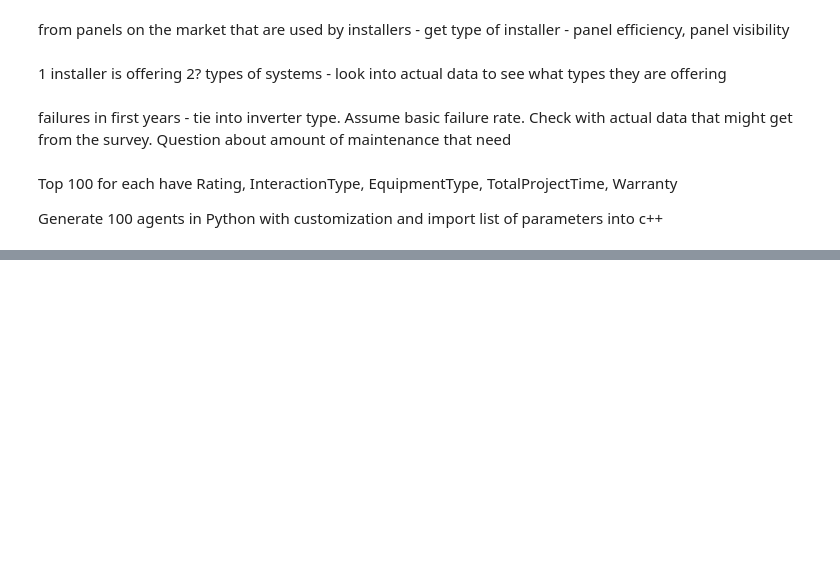
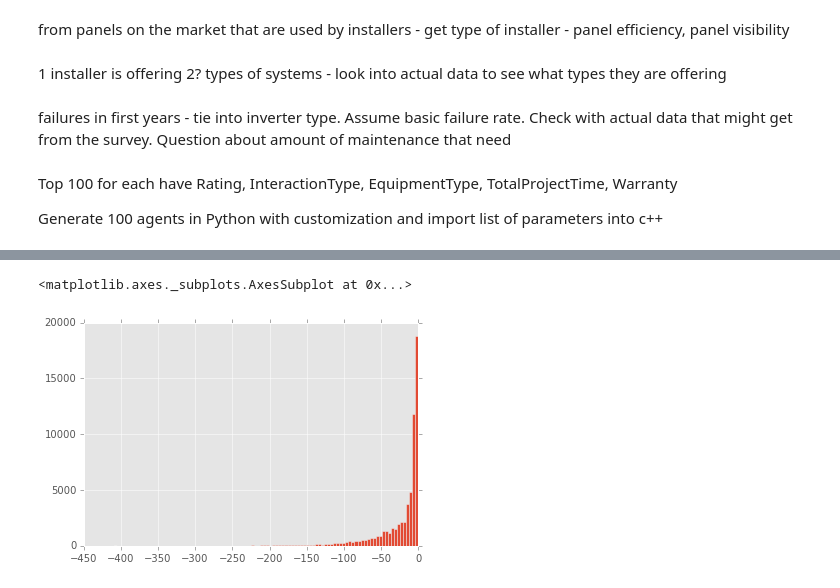
Before and after one commit to wilfeli/solar-model, a Jupyter notebook: Model/ABM-base-model-sei-distribution.ipynb, the cells around one changed output, grey strips where cells are left out. Drawn from its saved outputs; the diff is of its cells as text; code cells hidden in the pictures; blank space fills up the shorter version.

```diff
--- a/Model/ABM-base-model-sei-distribution.ipynb
+++ b/Model/ABM-base-model-sei-distribution.ipynb
@@ -76,0 +242,5 @@ with open('sei-params.json', 'w') as outfile:
+# %%
+df['Permit_Length'].astype('timedelta64[D]').astype(int).hist(bins = 100)
+# %% [output]
+<matplotlib.axes._subplots.AxesSubplot at 0x...>
+[figure, added]
```
Also changed, not shown: parts of 66 cells of this notebook, 5 other files.
